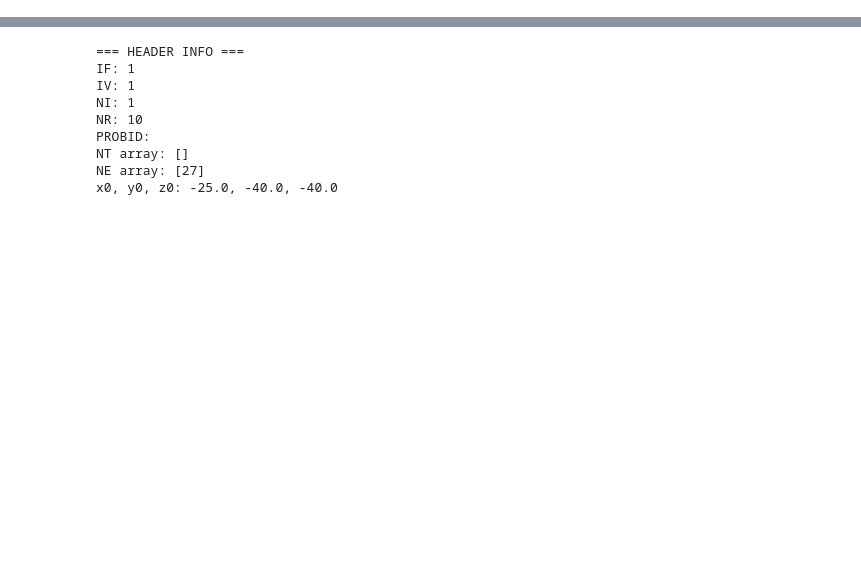
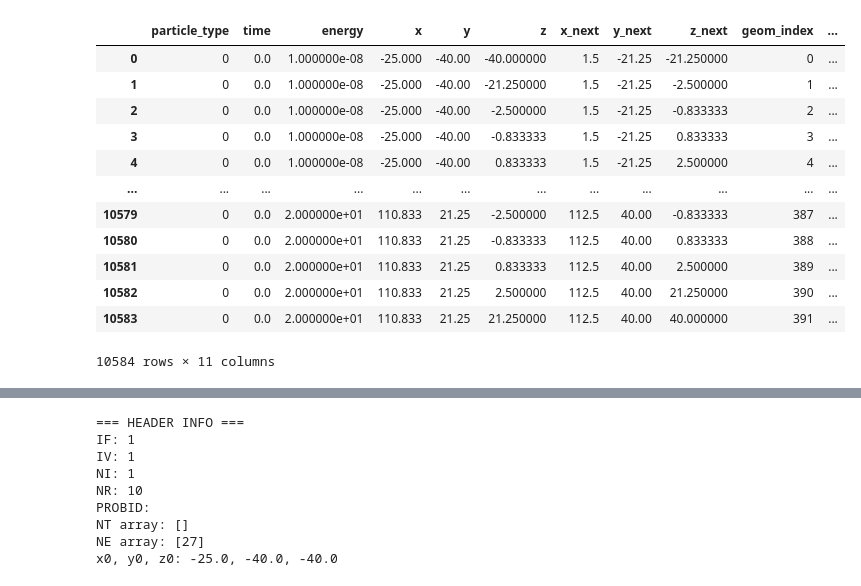
Before and after one commit to monleon96/WWINPy, a Jupyter notebook: examples/example_test_parser.ipynb, the cells around one changed output, grey strips where cells are left out. Saved outputs shown, nothing was run; the diff lists cells and outputs as text; code cells hidden in the pictures; blank space fills up the shorter version.

```diff
--- a/examples/example_test_parser.ipynb
+++ b/examples/example_test_parser.ipynb
@@ -20,0 +31,16 @@ Warning: Particle type 1 has 0 energy groups. It has been deleted and ni updated
+# %%
+wwinp_data.get_w_values_dataframe()
+# %% [output]
+|  | particle_type | time | energy | x | y | z | x_next | y_next | z_next | geom_index | ... |
+| 0 | 0 | 0.0 | 1.000000e-08 | -25.000 | -40.00 | -40.000000 | 1.5 | -21.25 | -21.250000 | 0 | ... |
+| 1 | 0 | 0.0 | 1.000000e-08 | -25.000 | -40.00 | -21.250000 | 1.5 | -21.25 | -2.500000 | 1 | ... |
+| 2 | 0 | 0.0 | 1.000000e-08 | -25.000 | -40.00 | -2.500000 | 1.5 | -21.25 | -0.833333 | 2 | ... |
+| 3 | 0 | 0.0 | 1.000000e-08 | -25.000 | -40.00 | -0.833333 | 1.5 | -21.25 | 0.833333 | 3 | ... |
+| 4 | 0 | 0.0 | 1.000000e-08 | -25.000 | -40.00 | 0.833333 | 1.5 | -21.25 | 2.500000 | 4 | ... |
+| ... | ... | ... | ... | ... | ... | ... | ... | ... | ... | ... | ... |
+| 10579 | 0 | 0.0 | 2.000000e+01 | 110.833 | 21.25 | -2.500000 | 112.5 | 40.00 | -0.833333 | 387 | ... |
+| 10580 | 0 | 0.0 | 2.000000e+01 | 110.833 | 21.25 | -0.833333 | 112.5 | 40.00 | 0.833333 | 388 | ... |
+| 10581 | 0 | 0.0 | 2.000000e+01 | 110.833 | 21.25 | 0.833333 | 112.5 | 40.00 | 2.500000 | 389 | ... |
+| 10582 | 0 | 0.0 | 2.000000e+01 | 110.833 | 21.25 | 2.500000 | 112.5 | 40.00 | 21.250000 | 390 | ... |
+| 10583 | 0 | 0.0 | 2.000000e+01 | 110.833 | 21.25 | 21.250000 | 112.5 | 40.00 | 40.000000 | 391 | ... |
+10584 rows × 11 columns
```
Also changed, not shown: parts of 13 cells of this notebook, 1 other file.
